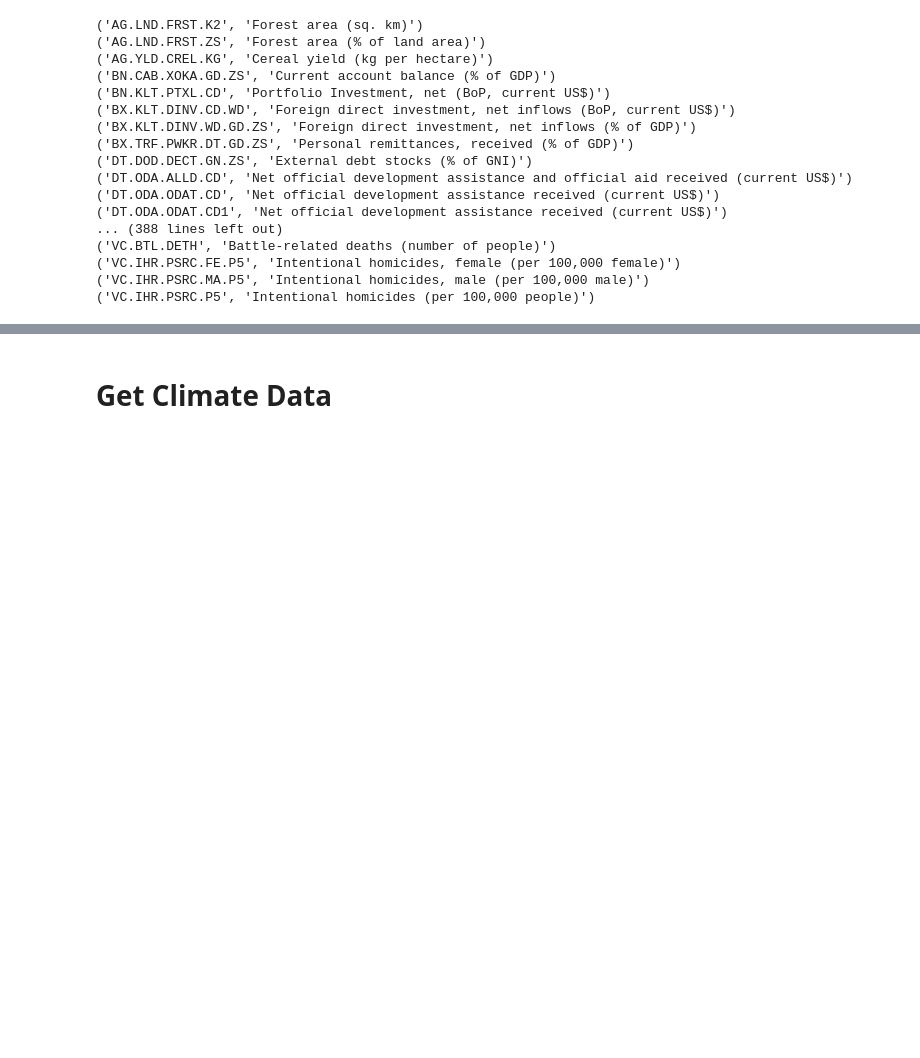
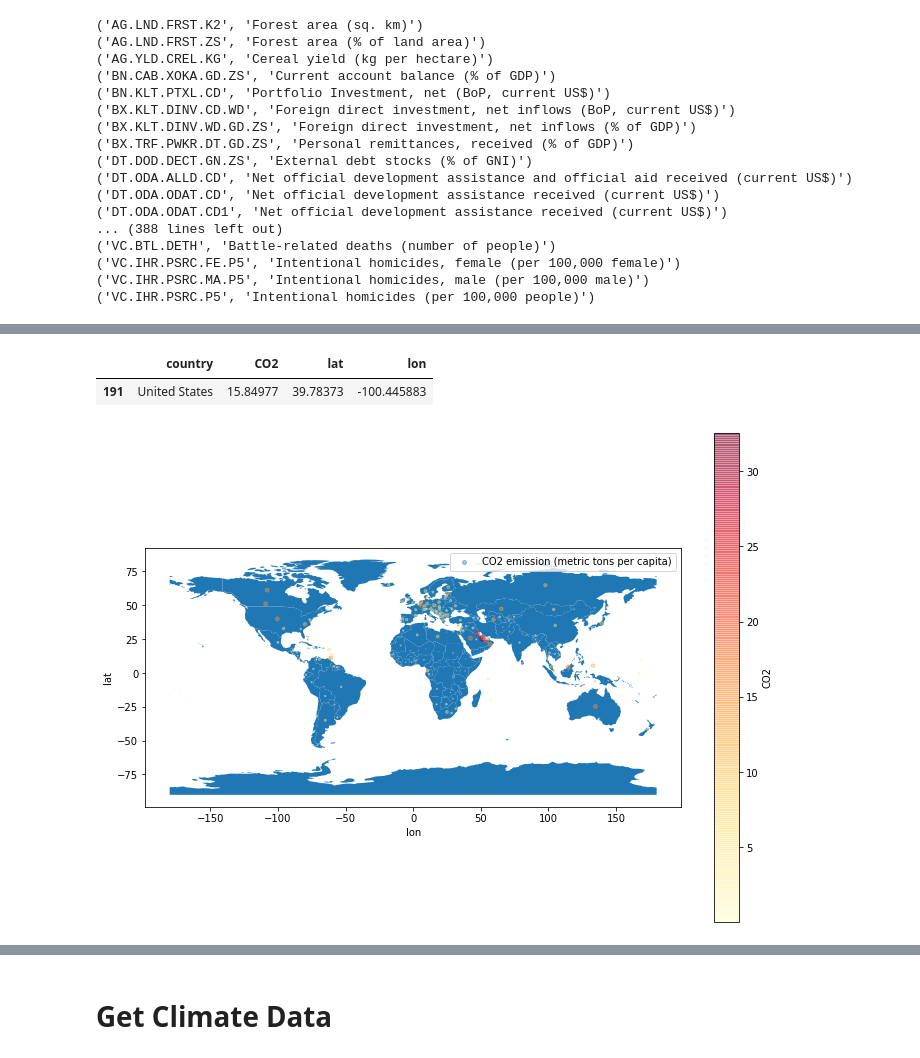
Before and after one commit to nmckinne/SustainabilityProject, a Jupyter notebook: SustainabilityGoals.ipynb, the cells around one changed output, grey strips where cells are left out. Cells and saved outputs as stored; diff of their text form; code cells hidden in the pictures; blank space fills up the shorter version.

```diff
--- a/SustainabilityGoals.ipynb
+++ b/SustainabilityGoals.ipynb
@@ -144,0 +232,4 @@ CO2_data.head()
+# %%
+#merge country_df and co2_data now that we have lat lon for each country
+CO2_new_df = pd.merge(CO2_data, country_df, on='country')
+CO2_new_df.head()
@@ -144,0 +243,4 @@ CO2_data.head()
+# %%
+#remove extra id column
+CO2_new_df.drop('id_y', axis=1, inplace=True)
+CO2_new_df.head()
@@ -144,0 +254,4 @@ CO2_data.head()
+# %%
+#Change df column names for easier processing
+CO2_new_df.rename(columns={"CO2 emissions (metric tons per capita)": "CO2", "id_x": "id"}, inplace=True)
+CO2_new_df.head()
@@ -144,0 +265,23 @@ CO2_data.head()
+# %%
+CO2_df = CO2_new_df.groupby('country').mean().reset_index()
+CO2_df[CO2_df['country']=='United States']
+# %% [output]
+|  | country | CO2 | lat | lon |
+| 191 | United States | 15.84977 | 39.78373 | -100.445883 |
+# %%
+#plot CO2 data on worldmap using geopandas
+from shapely.geometry import Point
+import geopandas as gpd
+from geopandas import GeoDataFrame as gdf
+from shapely.geometry import Point, LineString
+
+#fig, ax = plt.subplots()
+world = gpd.read_file(gpd.datasets.get_path('naturalearth_lowres'))
+CO2_df.plot(ax=world.plot(figsize=(12,9)), kind="scatter", x="lon", y="lat",
+    s=CO2_df['CO2'], label="CO2 emission (metric tons per capita)",
+    c="CO2", cmap='YlOrRd',
+    colorbar=True, alpha=0.4)
+plt.legend()
+plt.show()
+# %% [output]
+[figure, added]
```
Also changed, not shown: parts of 18 cells of this notebook.
